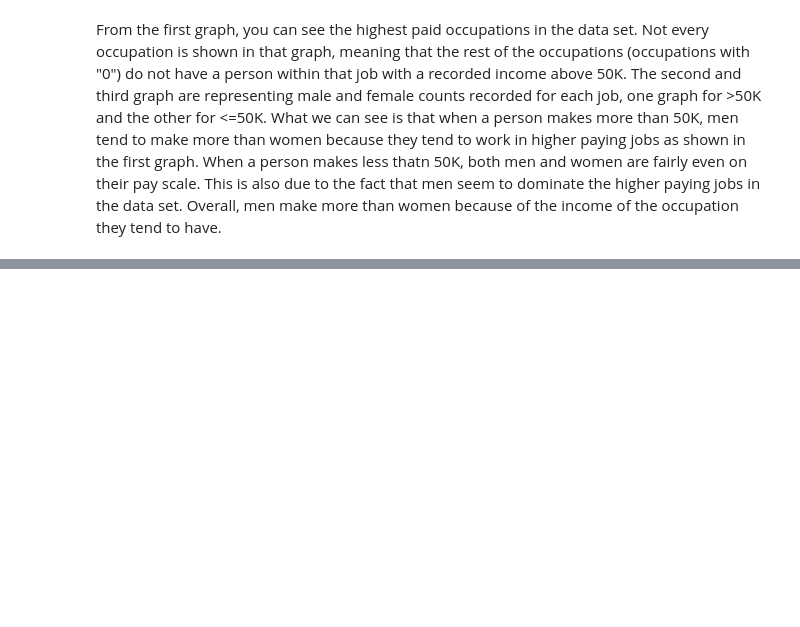
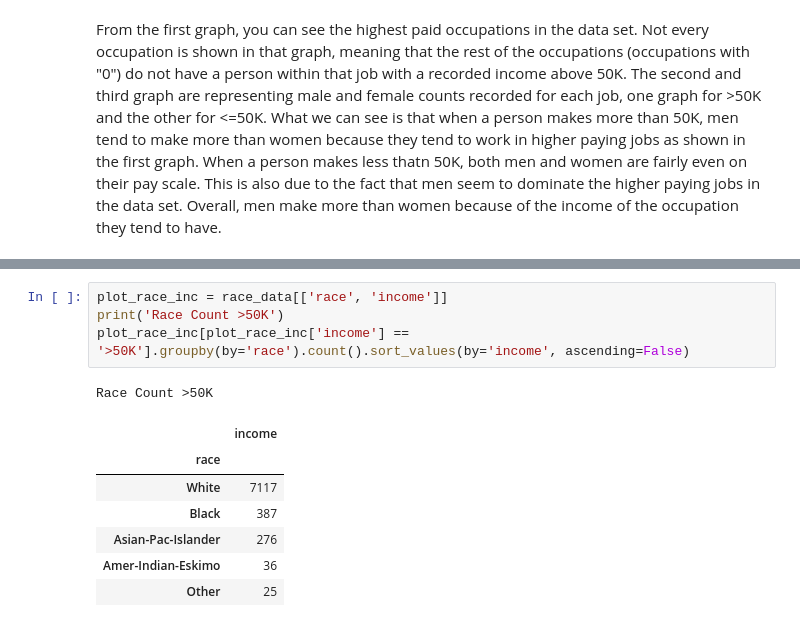
Before and after one commit to spa542/COSC311, a Jupyter notebook: Lab3/Lab3.ipynb, the cells around one changed output, grey strips where cells are left out. Cells and saved outputs as stored; diff of their text form; blank space fills up the shorter version.

```diff
--- a/Lab3/Lab3.ipynb
+++ b/Lab3/Lab3.ipynb
@@ -224,0 +281,13 @@ a person makes less thatn 50K, both men and women are fairly even on their pay s
+# %%
+plot_race_inc = race_data[['race', 'income']]
+print('Race Count >50K')
+plot_race_inc[plot_race_inc['income'] == '>50K'].groupby(by='race').count().sort_values(by='income', ascending=False)
+# %% [output]
+Race Count >50K
+|  | income |
+| race |  |
+| White | 7117 |
+| Black | 387 |
+| Asian-Pac-Islander | 276 |
+| Amer-Indian-Eskimo | 36 |
+| Other | 25 |
```
Also changed, not shown: parts of 8 cells of this notebook.
